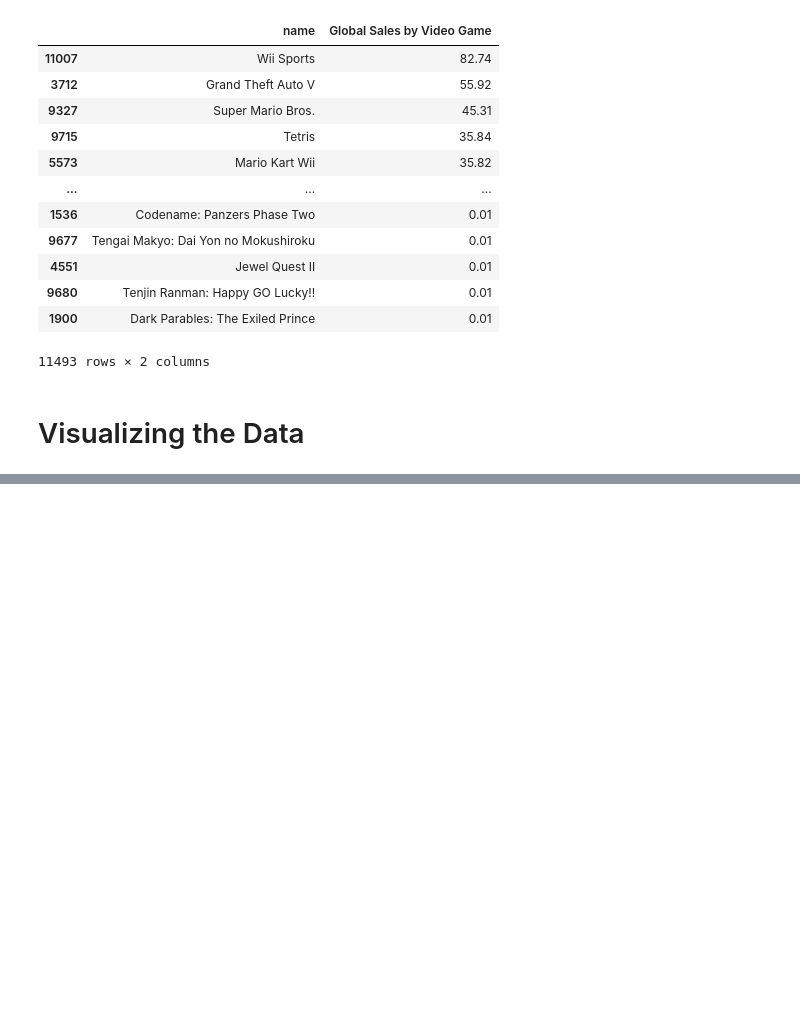
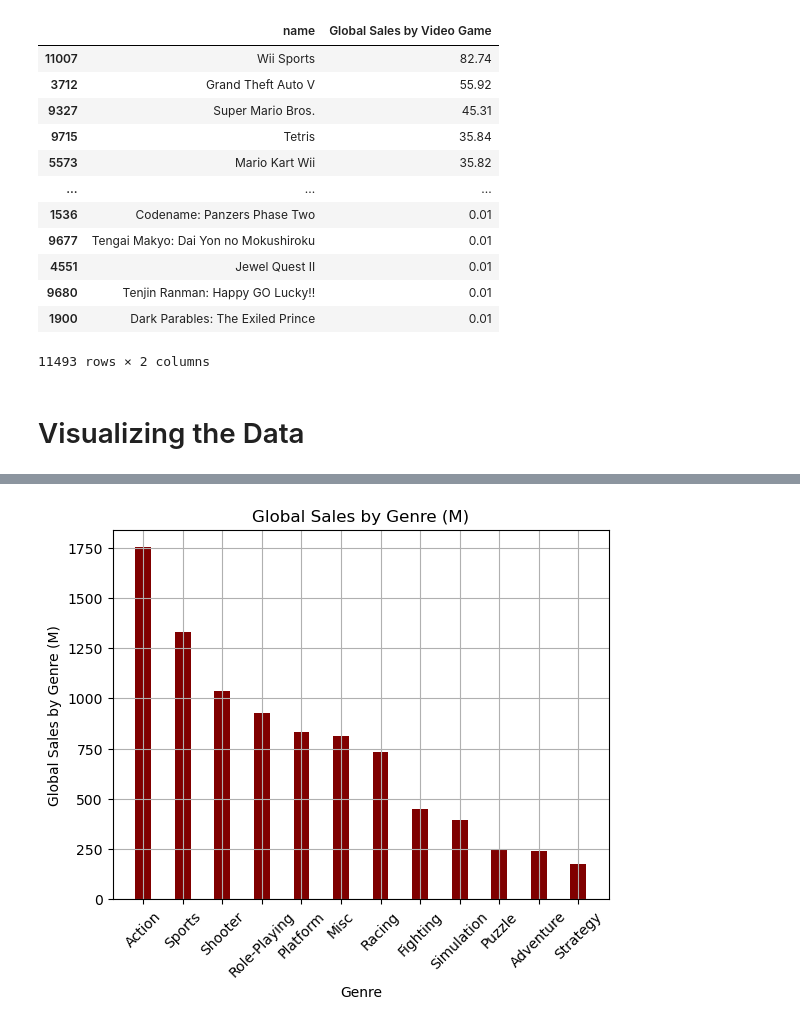
Before and after one commit to knohavec/Project-1-, a Jupyter notebook: Data Exploration Jupiter Notebooks/video_game_sales.ipynb, the cells around one changed output, grey strips where cells are left out. Cells and saved outputs as stored; diff of their text form; code cells hidden in the pictures; blank space fills up the shorter version.

```diff
--- a/Data Exploration Jupiter Notebooks/video_game_sales.ipynb
+++ b/Data Exploration Jupiter Notebooks/video_game_sales.ipynb
@@ -242,3 +248,20 @@ genre_sales_df_sorted.plot()
+# %%
+# (#65) Visualize the data by genre vs sales
+#genre_sales_df_sorted.plot()
+
+genre = genre_sales_df_sorted.index
+sales = genre_sales_df_sorted['Global Sales by Genre']
+plt.bar(genre, sales, color ='maroon',
+        width = 0.4)
+
+plt.xlabel("Genre")
+plt.ylabel("Global Sales by Genre (M)")
+plt.title("Global Sales by Genre (M)")
+plt.grid()
+plt.xticks(rotation = 45)
+plt.show()
+# %% [output]
+[figure, added]
 # %%
 #visualize the data by release date vs sales and ratings
 # %%
```
Also changed, not shown: parts of 5 cells of this notebook.
